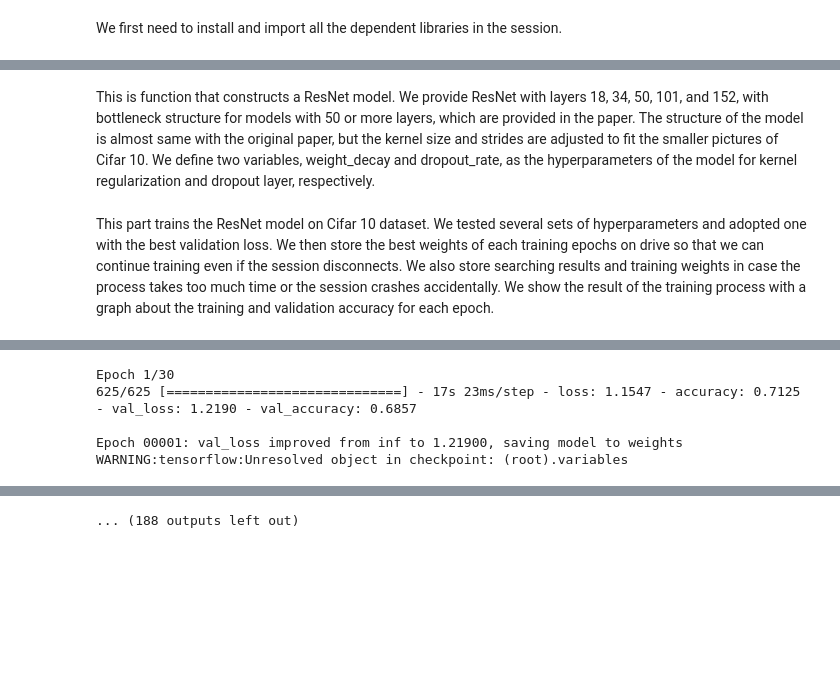
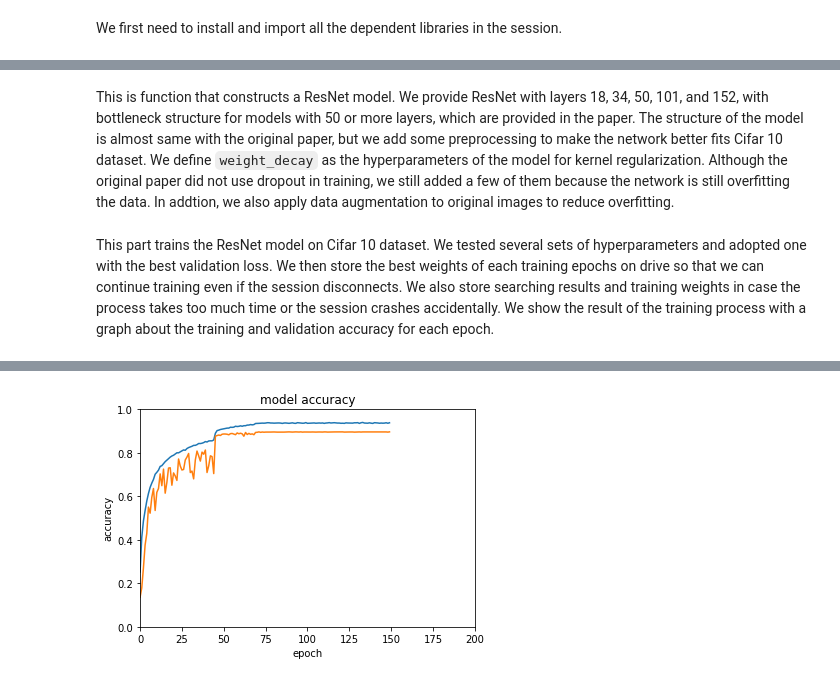
Before and after one commit to lnblanke/ML, a Jupyter notebook: cv/ResNet/ResNet.ipynb, the cells around one changed output, grey strips where cells are left out. Drawn from its saved outputs; the diff is of its cells as text; code cells hidden in the pictures; blank space fills up the shorter version.

````diff
--- a/cv/ResNet/ResNet.ipynb
+++ b/cv/ResNet/ResNet.ipynb
@@ -68,4 +56,4 @@ coreClock: 1.53GHz coreCount: 80 deviceMemorySize: 15.00GiB deviceMemoryBandwidt
 # %% [markdown]
-This is function that constructs a ResNet model. We provide ResNet with layers 18, 34, 50, 101, and 152, with bottleneck structure for models with 50 or more layers, which are provided in the paper. The structure of the model is almost same with the original paper, but the kernel size and strides are adjusted to fit the smaller pictures of Cifar 10. We define two variables, weight_decay and dropout_rate, as the hyperparameters of the model for kernel regularization and dropout layer, respectively.
+This is function that constructs a ResNet model. We provide ResNet with layers 18, 34, 50, 101, and 152, with bottleneck structure for models with 50 or more layers, which are provided in the paper. The structure of the model is almost same with the original paper, but we add some preprocessing to make the network better fits Cifar 10 dataset. We define ```weight_decay``` as the hyperparameters of the model for kernel regularization. Although the original paper did not use dropout in training, we still added a few of them because the network is still overfitting the data. In addtion, we also apply data augmentation to original images to reduce overfitting.
 # %%
 def bottleneck(input, f1, f3, stride, weight_decay):
@@ -151,24 +158,36 @@ This part trains the ResNet model on Cifar 10 dataset. We tested several sets of
 # %%
 # Set a checkpoint to save weights
 cp = tf.keras.callbacks.ModelCheckpoint("weights", monitor = "val_loss", verbose = 1, save_best_only = True, mode = "auto")
+lr = tf.keras.callbacks.ReduceLROnPlateau(monitor='val_loss', factor = 0.1, patience = 5, verbose = 0,
+                                          mode = 'auto', min_delta = 0.0001, cooldown = 0, min_lr = 0)
+es = tf.keras.callbacks.EarlyStopping(monitor = "val_loss", patience = 20, restore_best_weights = True)
 
-model = createResNet(34, 1e-2)
-model.compile(optimizer = tf.keras.optimizers.Adam(learning_rate = 1e-4),
+weight_decay = 1e-4
+learning_rate = 5e-4
+dropout = True
+dropout_rate = .1
+
+model = createResNet(34, weight_decay, dropout, dropout_rate)
+model.compile(optimizer = tf.keras.optimizers.Adam(learning_rate = learning_rate),
               loss = tf.keras.losses.SparseCategoricalCrossentropy(),
               metrics = ["accuracy"])
 
 # We can use the existing data if the training process has started
-model.load_weights("weights")
+# model.load_weights("weights")
 
 with tf.device('/GPU:0'):
     history = model.fit(train_x, train_y,
-                        epochs = 30, validation_split = .2, callbacks = [cp], batch_size = 64)
+                        epochs = 150, validation_data = (val_x, val_y), callbacks = [lr], batch_size = 256)
 
 plt.plot(history.history['accuracy'])
 plt.plot(history.history['val_accuracy'])
 plt.title('model accuracy')
 plt.ylabel('accuracy')
 plt.xlabel('epoch')
-plt.legend(['train', 'val'], loc = 'upper left')
+plt.xlim([0, 200])
+plt.ylim([0, 1])
+# plt.legend(['train', 'val'], loc = 'upper left')
+plt.savefig("weight_decay=" + str(weight_decay) + " lr=" + str(learning_rate) + " dropout=" + str(dropout)
+            + " dropout_rate=" + str(dropout_rate) + ".png")
 plt.show()
 # %% [output]
@@ -176,5 +210,0 @@ plt.show()
-Epoch 1/30
-625/625 [==============================] - 17s 23ms/step - loss: 1.1547 - accuracy: 0.7125 - val_loss: 1.2190 - val_accuracy: 0.6857
-
-Epoch 00001: val_loss improved from inf to 1.21900, saving model to weights
-WARNING:tensorflow:Unresolved object in checkpoint: (root).variables
@@ -191,2 +211,2 @@ WARNING:tensorflow:Unresolved object in checkpoint: (root).layer_with_weights-0.
-... (188 outputs left out)
+[figure, added]
 # %% [markdown]
````
Also changed, not shown: parts of 8 cells of this notebook, 29 other files.
